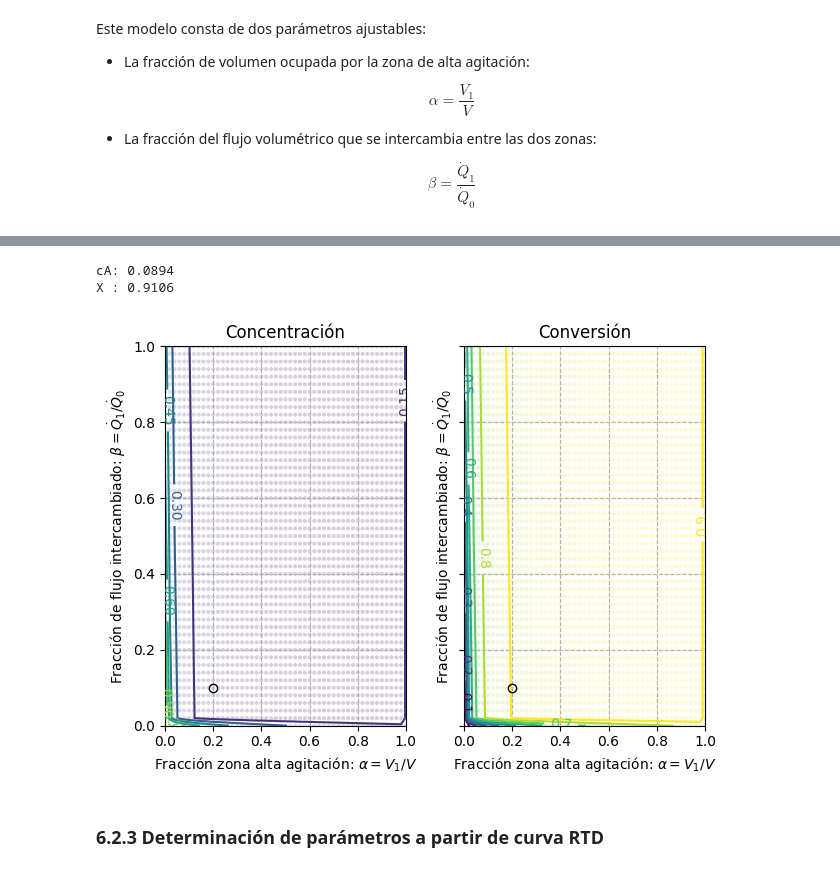
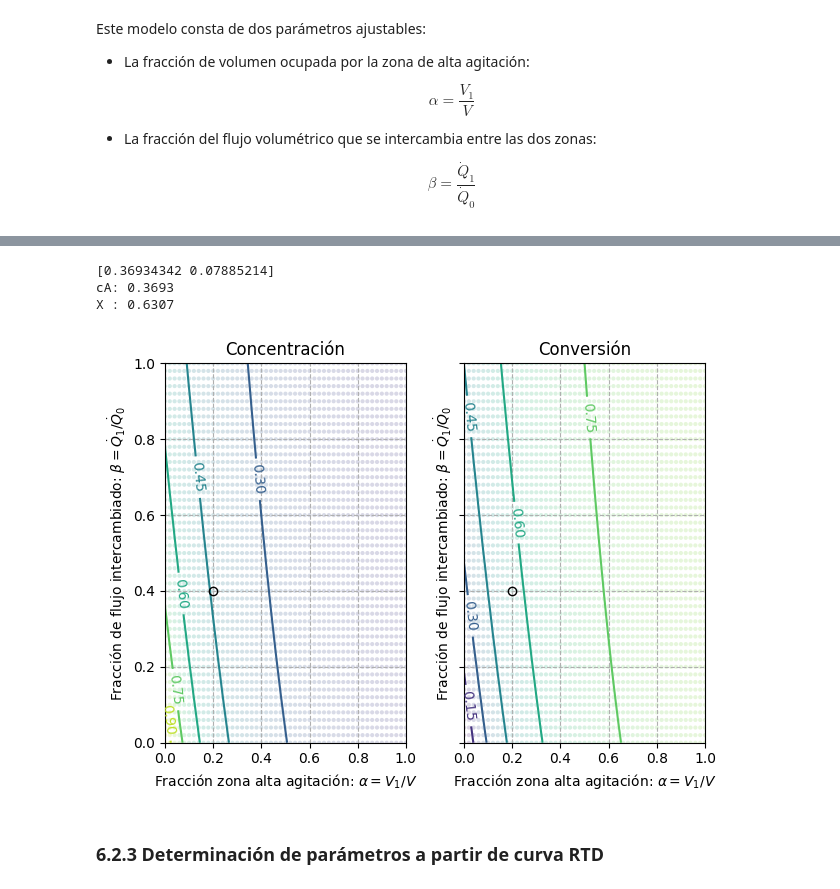
Before and after one commit to eicastroc/Kin_Cinvestav_IngMetalurgica, a Jupyter notebook: 05_analisisRTD/06_modelos_dos_parametros.ipynb, the cells around one changed output, grey strips where cells are left out. Saved outputs shown, nothing was run; the diff lists cells and outputs as text; code cells hidden in the pictures.

Commit message:
added two CSTR with interchange

```diff
--- a/05_analisisRTD/06_modelos_dos_parametros.ipynb
+++ b/05_analisisRTD/06_modelos_dos_parametros.ipynb
@@ -411,12 +357,13 @@ $$C_{\mathrm{A}} = \beta C_{\mathrm{A}}^0 + \left(1 - \beta \right) C_{\mathrm{A
 ########################################### Modelo CSTR-2_Interchange
 
 ### Ecuacion CSTR a optimizar (encontrar raiz)
-def cstrTwoOptFun(cA, cA0, V, Q, r_A, alp, bet):
+def cstrTwoOptFun(cA, cA0, V, Q0, r_A, alp, bet):
     cA1, cA2 = cA
     V1, V2 = alp*V, (1-alp)*V
     Q1 = beta*Q0
+    cA1in = (cA0 * Q0 + cA2 * Q1) / (Q0 + Q1)
     system = np.array([
-        cA0*Q0 + cA2*Q1 - (Q0+Q1)*cA1 + r_A(cA1)*V1,
+        (Q0+Q1)*cA1in - (Q0+Q1)*cA1 + r_A(cA1)*V1,
         cA1*Q1 - cA2*Q1 + r_A(cA2)*V2
     ])
     return    system
@@ -444,54 +391,55 @@ r_A = lambda cA: -k*cA
 
 # Parametros de entrada
 alp = 0.2                 # V1/V fraccion de volumen en la zona con alta agitación
-bet = 0.1                  # Q1/Q0 fraccion de flujo intercambiado entre las dos zonas
+bet = 0.4                  # Q1/Q0 fraccion de flujo intercambiado entre las dos zonas
 
 cA = cstr_2_inter(cA0, V, Q, r_A, alp, bet)
-cA = cA[0]
-print(f"cA: {cA:.4f}")
-print(f"X : {1-cA/cA0:.4f}")
+print(cA)
+print(f"cA: {cA[0]:.4f}")
+print(f"X : {1-cA[0]/cA0:.4f}")
 # %% [output]
-cA: 0.0894
-X : 0.9106
+[0.36934342 0.07885214]
+cA: 0.3693
+X : 0.6307
 # %%
 ### Condiciones del reactor
-V = 15 # m3
-Q = 1 # m3/min
-cA0 = 1
-k = 0.307 # 1/min
+V = 15 # m3, volumen total del reactor
+Q = 1 # m3/min, flujo volumétrico total en el reactor.
+cA0 = 1.0 # mol/m3, concentracion inicial de A
+k = 0.307 #C^(n-1)/min
 r_A = lambda cA: -k*cA
 
 # mapeo
 alphas = np.linspace(0, 1, 51)
 betas = np.linspace(0, 1, 51)
 data = []
 for alpha in alphas:
     for beta in betas:
-        cA = cstr_2_inter(cA0, V, Q, r_A, alpha, beta)[0]
-        data.append([alpha, beta, cA, 1-cA/cA0])
+        cA = cstr_2_inter(cA0, V, Q, r_A, alpha, beta)
+        data.append([alpha, beta, cA[0], 1-cA[0]/cA0])
 data = np.array(data)
 
 fig, (ax0, ax1) = plt.subplots(ncols=2, sharex=True, sharey=True)
 # concentraciones
-cs = ax0.tricontour(data[:,0], data[:,1], data[:, 2])
-ax0.scatter(data[:,0], data[:,1], c=data[:,2], marker='.', edgecolor='None', alpha=0.2)
+cs = ax0.tricontour(data[:,0], data[:,1], data[:, 2], vmin=0, vmax=cA0)
+ax0.scatter(data[:,0], data[:,1], c=data[:,2], marker='.', edgecolor='None', vmin=0, vmax=cA0, alpha=0.2)
 ax0.plot(alp, bet, ls='', marker='o', c="k", mfc="None")
 ax0.clabel(cs)
 # conversiones
-cs = ax1.tricontour(data[:,0], data[:,1], data[:, 3], levels=[0.1, 0.2, 0.3, 0.4, 0.5, 0.6, 0.7, 0.8, 0.9])
-ax1.scatter(data[:,0], data[:,1], c=data[:,3], marker='.', edgecolor='None', alpha=0.2)
+cs = ax1.tricontour(data[:,0], data[:,1], data[:, 3], vmin=0, vmax=1)
+ax1.scatter(data[:,0], data[:,1], c=data[:,3], marker='.', edgecolor='None', vmin=0, vmax=1, alpha=0.2)
 ax1.plot(alp, bet, ls='', marker='o', c="k", mfc="None")
 ax1.clabel(cs)
 for ax in (ax0, ax1):
     ax.set_xlabel(r"Fracción zona alta agitación: $\alpha = {V_1}/{V}$")
     ax.set_ylabel(r"Fracción de flujo intercambiado: $\beta = {\dot{Q}_1}/{\dot{Q}_0}$")
     ax.grid(ls='--')
 ax0.set_title("Concentración")
 ax1.set_title("Conversión")
 fig.tight_layout()
 plt.show()
 # %% [output]
-[figure, old version]
+[figure, new version]
 # %% [markdown]
 ### 6.2.3 Determinación de parámetros a partir de curva RTD
 # %% [markdown]
```
Also changed, not shown: parts of 27 cells of this notebook, 2 other files.
